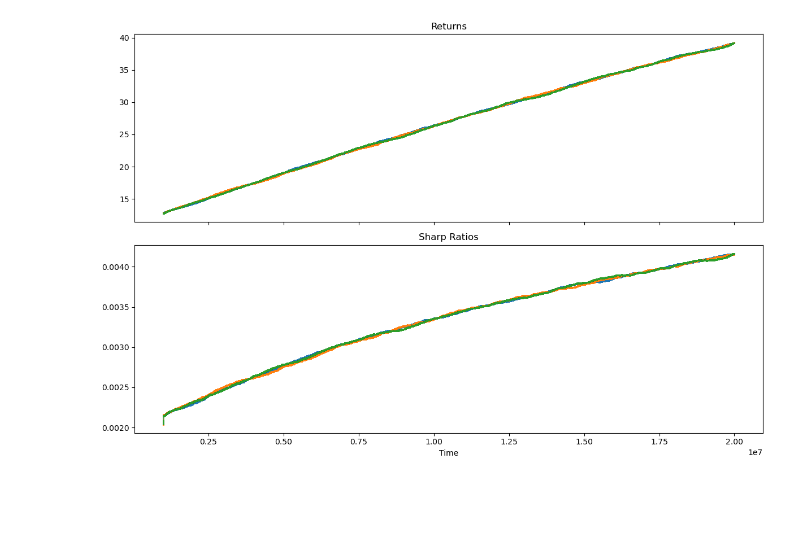
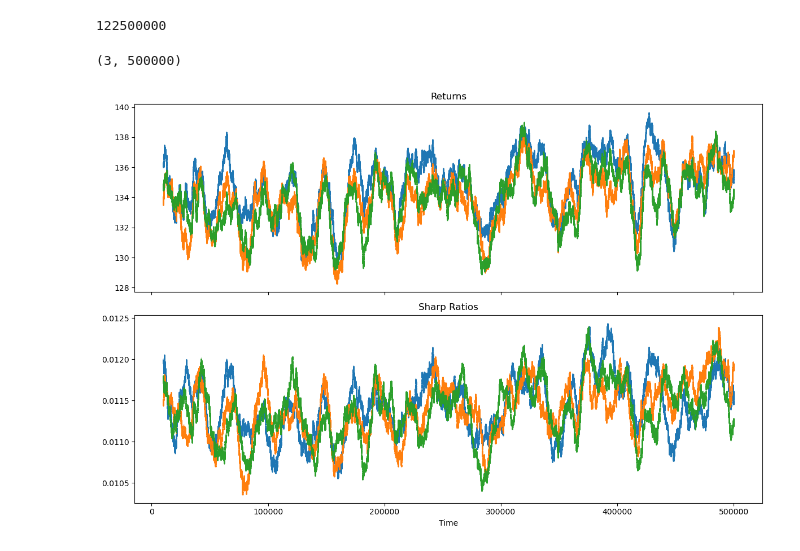
Before and after one commit to moyuanchen/collusion, a Jupyter notebook: analysis.ipynb, the cells around one changed output. Cells and saved outputs as stored; diff of their text form; code cells hidden in the pictures; blank space fills up the shorter version.

```diff
--- a/analysis.ipynb
+++ b/analysis.ipynb
@@ -15,22 +12,39 @@ data = np.load(folder+filename[-1], allow_pickle=True).item()
+# %%
+data = np.load(folder+filename[-2], allow_pickle=True).item()
+profit = data['profit']
+
+# for i in range(len(filename)-1):
+
+#     data = np.load(folder+filename[i + 1], allow_pickle=True).item()
+#     profit = np.vstack((profit, data['profit'][:, 0]))
+    # print(sum([data['agents']['informed'][0].state_count[i] for i in data['agents']['informed'][0].state_count]))
+# %%
+sum([data['agents']['informed'][0].state_count[i] for i in data['agents']['informed'][0].state_count])
+# %% [output]
+122500000
+# %%
+profit.shape
+# %% [output]
+(3, 500000)
 # %%
 fig, axes = plt.subplots(2, 1, figsize=(12, 8), sharex=True)
-window_size = 1000000
+window_size = 10000
 for i in range(3):
     profit_series = pd.Series(profit[i])
     returns = profit_series
     returns_mean = returns.rolling(window=window_size).mean()
     profit_var = profit_series.rolling(window=window_size).var()
     sharp_ratio = returns_mean / profit_var
 
     axes[0].plot(returns_mean, '.', markersize=0.5, label=f'Returns {i}')
     axes[1].plot(sharp_ratio, '.', markersize=0.5, label=f'Sharp Ratio {i}')
 
 axes[0].set_title('Returns')
 axes[1].set_title('Sharp Ratios')
 # axes[0].legend()
 # axes[1].legend()
 plt.xlabel('Time')
 plt.tight_layout()
 plt.show()
 # %% [output]
-[figure, old version]
+[figure, new version]
```
Also changed, not shown: parts of 2 cells of this notebook, 3 other files.
